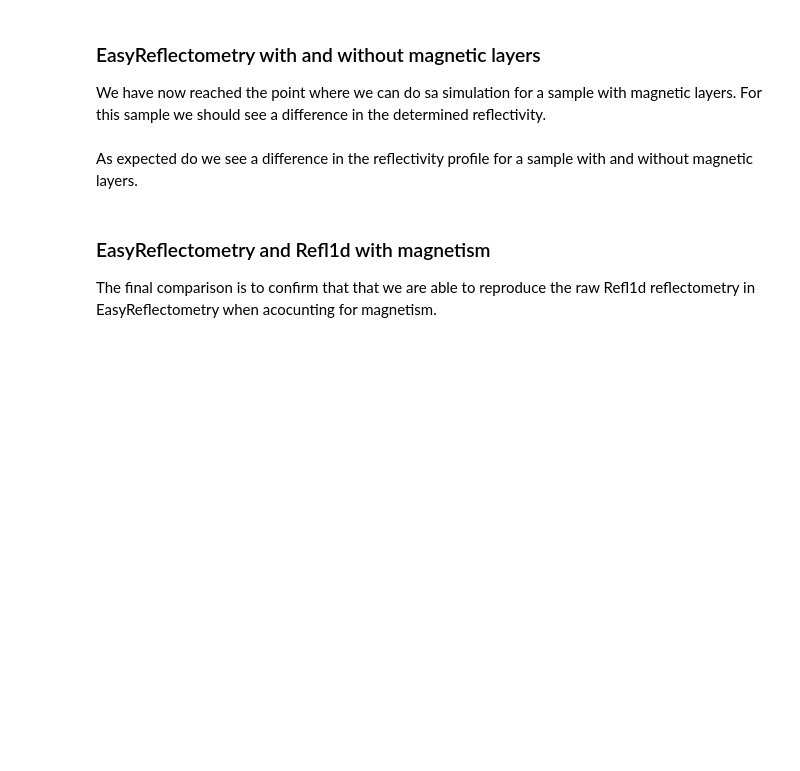
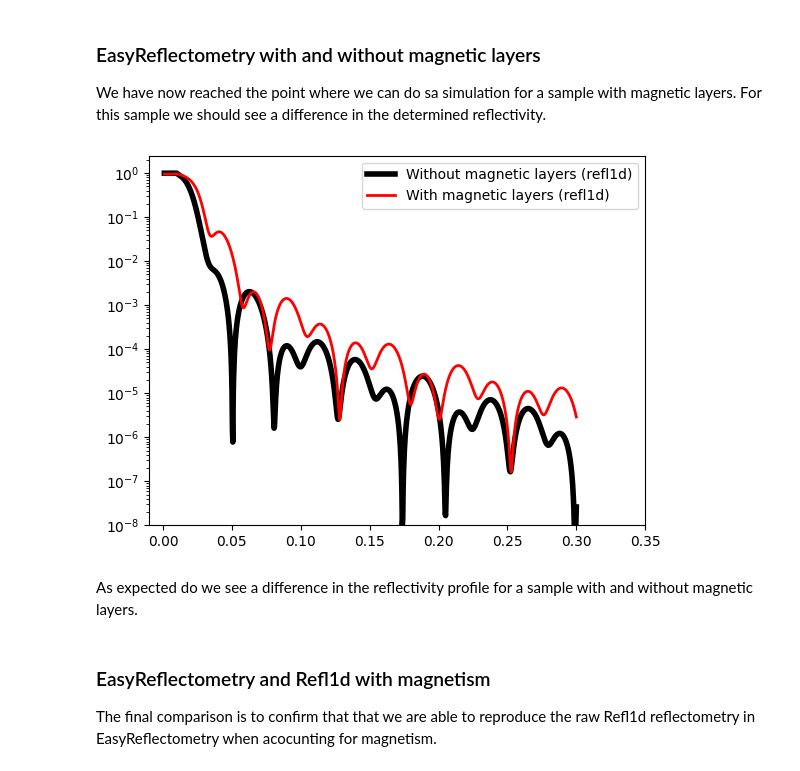
Before and after one commit to easyscience/EasyReflectometryLib, a Jupyter notebook: docs/docs/tutorials/simulation/magnetism.ipynb, the cells around one changed output. Drawn from its saved outputs; the diff is of its cells as text; code cells hidden in the pictures; blank space fills up the shorter version.

```diff
--- a/docs/docs/tutorials/simulation/magnetism.ipynb
+++ b/docs/docs/tutorials/simulation/magnetism.ipynb
@@ -140,33 +148,31 @@ We have now reached the point where we can do sa simulation for a sample with ma
 # %%
 # Without magnetic layers
 interface.switch('refl1d')
 model.interface = interface
 model_interface = model.interface()
 model_interface.include_magnetism = True
 model_data_magnetism = model.interface().reflectity_profile(
     model_coords,
     model.unique_name,
 )
 plt.plot(model_coords, model_data_magnetism, '-k', label=f'Without magnetic layers ({model_interface.name})', linewidth=4)
 
 # With magnetic layers
 interface.switch('refl1d')
 model.interface = interface
 model_interface = model.interface()
 model_interface.include_magnetism = True
-model_interface._wrapper.update_layer(
-    list(model_interface._wrapper.storage['layer'].keys())[1], magnetism_rhoM=10, magnetism_thetaM=70
-)
-model_interface._wrapper.update_layer(
-    list(model_interface._wrapper.storage['layer'].keys())[2], magnetism_rhoM=5, magnetism_thetaM=175
-)
+model_interface._wrapper.update_layer(sld_4_layer.unique_name, magnetism_rhoM=10, magnetism_thetaM=70)
+model_interface._wrapper.update_layer(sld_8_layer.unique_name, magnetism_rhoM=5, magnetism_thetaM=175)
 model_data_magnetism_layer_1 = model.interface().reflectity_profile(
     model_coords,
     model.unique_name,
 )
 plt.plot(model_coords, model_data_magnetism_layer_1, 'r-', label=f'With magnetic layers ({model_interface.name})', linewidth=2)
 
 plot_apply_makeup()
+# %% [output]
+[figure, added]
 # %% [markdown]
 As expected do we see a difference in the reflectivity profile for a sample with and without magnetic layers.
 # %% [markdown]
```
Also changed, not shown: parts of 19 cells of this notebook, 13 other files.
